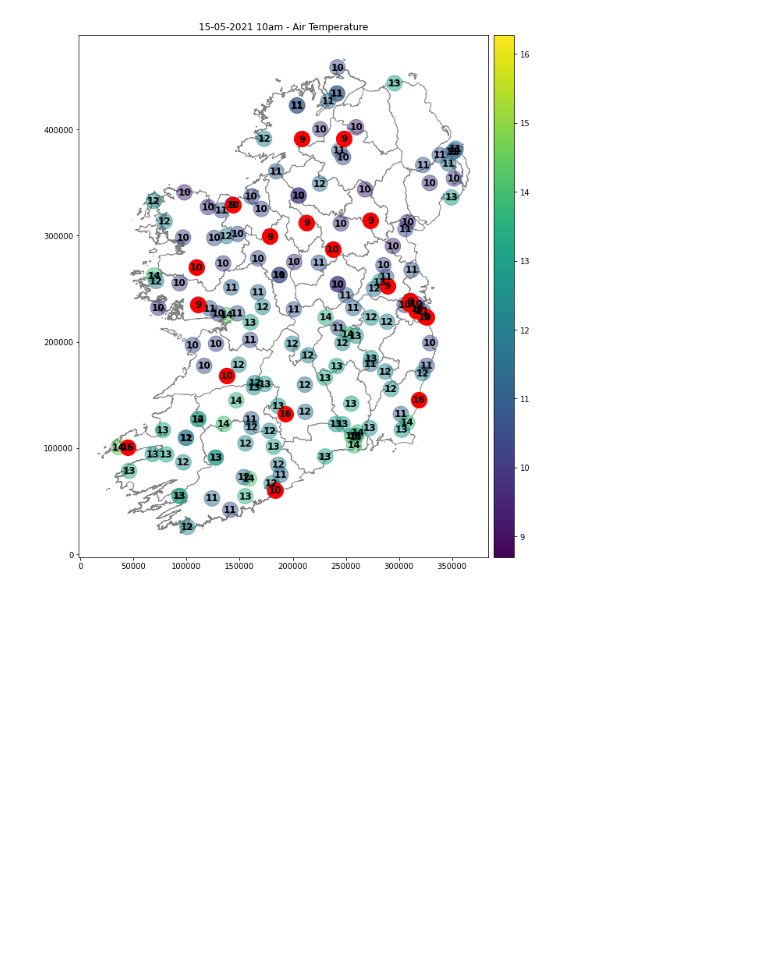
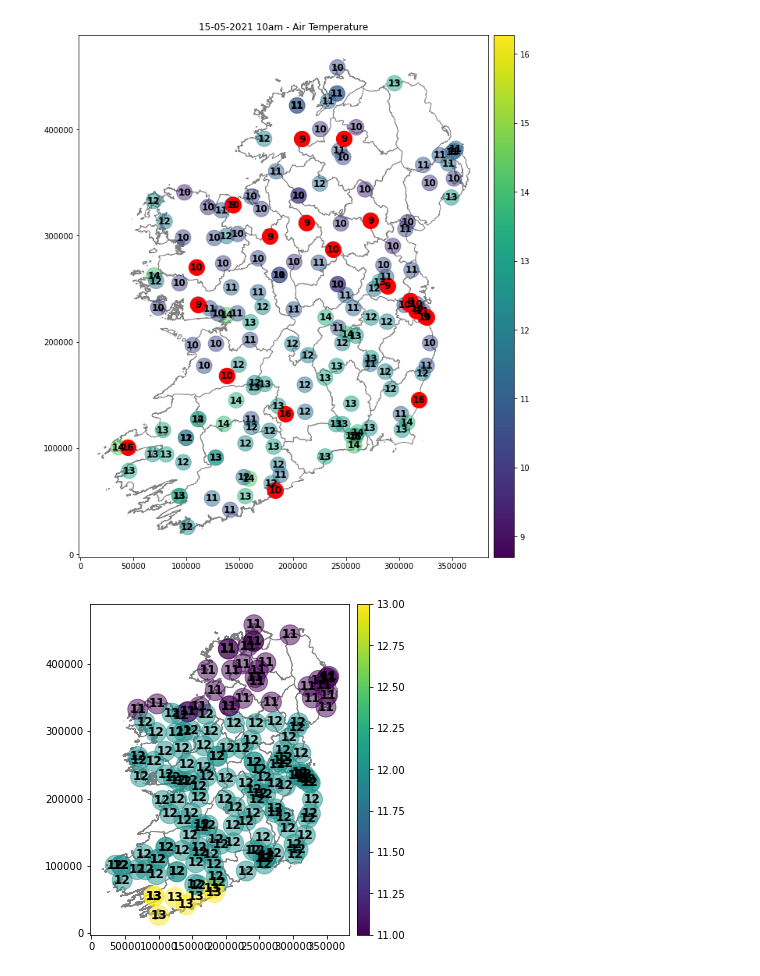
Before and after one commit to matt-nagle/Met-Eireann-QC, a Jupyter notebook: TITAN on WOW data.ipynb, the cells around one changed output. Drawn from its saved outputs; the diff is of its cells as text; code cells hidden in the pictures; blank space fills up the shorter version.

```diff
--- a/TITAN on WOW data.ipynb
+++ b/TITAN on WOW data.ipynb
@@ -172,3 +172,22 @@ array([0, 0, 0, 0, 0, 0, 0, 0, 1, 0, 0, 1, 0, 0, 0, 0, 0, 0, 1, 0, 0, 0,
        0, 0, 0, 0, 0, 0, 0, 0, 0, 0, 0, 0, 0, 0, 0, 0, 0, 0, 0, 0, 0, 0,
        0, 0, 0, 0, 1, 0, 0, 0, 0, 0, 0, 0, 0, 1, 0, 1, 0, 0, 1, 0, 1, 0,
        0, 1, 0, 1, 0, 0, 0, 0, 0, 1, 0, 0, 0], dtype=int32)
+# %%
+# Note the code for titanlibcustom has been adjusted to return the mean temperature rather than the flag
+custom_points = titanlibcustom.Points(lat_np, long_np)
+
+
+dt = datetime.datetime(year = 2021, month = 5, day = 15, hour = 10)
+date_time_of_int = int(time.mktime(dt.timetuple())) # date and time of interest in UNIX integer format
+
+custom_flags = titanlibcustom.range_check_climatology(custom_points, np_values,  date_time_of_int,
+                                                      pos_above_mean, neg_below_mean)
+print(custom_flags)
+
+
+dt = datetime.datetime(year = 2021, month = 12, day = 15, hour = 10) # What if it was Winter instead?
+date_time_of_int = int(time.mktime(dt.timetuple())) # date and time of interest in UNIX integer format
+
+custom_flags_winter = titanlibcustom.range_check_climatology(custom_points, np_values,  date_time_of_int,
+                                                             pos_above_mean, neg_below_mean)
+print(custom_flags_winter)
@@ -177,3 +211,26 @@ plot_wow_data(gdf_of_interest = gdf_temp_combined, type_of_plot = "Air Temperatu
               buffer_val = 0, flags = flags)
 # %% [output]
 [figure]
+# %%
+test_gdf = gdf_temp_combined.copy()
+
+test_gdf["Mean Temp"] = custom_flags
+test_gdf["Winter Mean Temp"] = custom_flags_winter
+# %%
+ax = ROI_counties["geometry"].plot(figsize=(5,8), edgecolors="grey", color="w")
+divider = make_axes_locatable(ax) # for vertically aligning the plot and the legend
+NI_counties["geometry"].plot(ax=ax, edgecolors="grey", color="w")
+
+cax = divider.append_axes("right", size="5%", pad=0.1)
+
+
+
+##### Plot Markers #####
+test_gdf.plot("Mean Temp", ax=ax, legend = True, cax=cax, markersize=400, alpha = 0.5)
+
+# Annotate each marker with the Rainfall Accumulation to the nearest whole number
+for x, y, label in zip(test_gdf.geometry.x, test_gdf.geometry.y, test_gdf["Mean Temp"]):
+    ax.annotate(round(label), xy=(x, y), verticalalignment='center', horizontalalignment='center',
+                weight = "bold", fontsize = "large")
+# %% [output]
+[figure, added]
```
Also changed, not shown: parts of 25 cells of this notebook, 3 other files.
